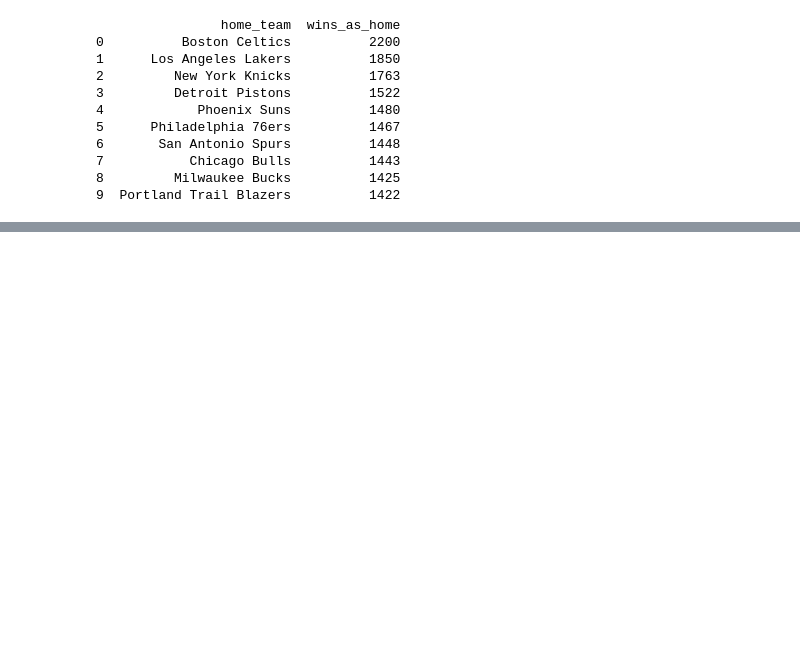
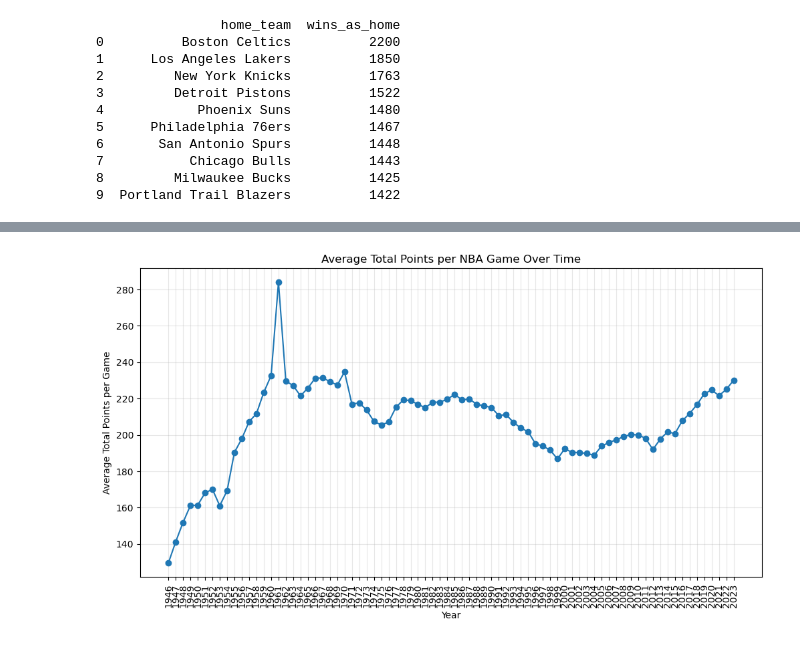
Before and after one commit to phyyl673/ps_2_ex3_database-A1, a Jupyter notebook: warm_up.ipynb, the cells around one changed output, grey strips where cells are left out. Saved outputs shown, nothing was run; the diff lists cells and outputs as text; code cells hidden in the pictures; blank space fills up the shorter version.

```diff
--- a/warm_up.ipynb
+++ b/warm_up.ipynb
@@ -171,0 +218,15 @@ print(pd.read_sql(query, con))
+# %%
+# Insight3：How NBA Scoring Has Changed Over Time
+query = """
+SELECT
+    strftime('%Y', gs.game_date_est) AS year,
+    AVG(g.pts_home + g.pts_away) AS avg_points
+FROM game AS g
+JOIN game_summary AS gs
+    ON g.game_id = gs.game_id
+GROUP BY year
+ORDER BY year;
+"""
+
+df3 = pd.read_sql(query, con)
+df3.head()
@@ -171,0 +240,11 @@ print(pd.read_sql(query, con))
+# %%
+plt.figure(figsize=(12,6))
+plt.plot(df3['year'], df3['avg_points'], marker='o')
+plt.title('Average Total Points per NBA Game Over Time')
+plt.xlabel('Year')
+plt.ylabel('Average Total Points per Game')
+plt.xticks(rotation=90)
+plt.grid(alpha=0.3)
+plt.show()
+# %% [output]
+[figure, added]
```
Also changed, not shown: parts of 14 cells of this notebook, 3 other files.
